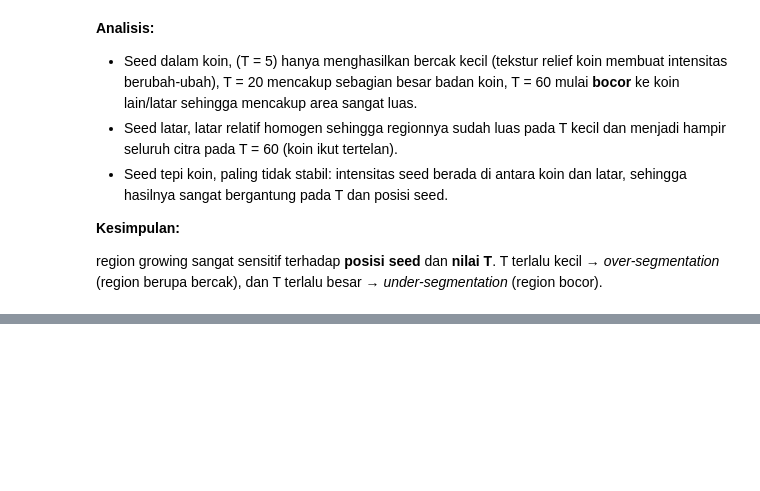
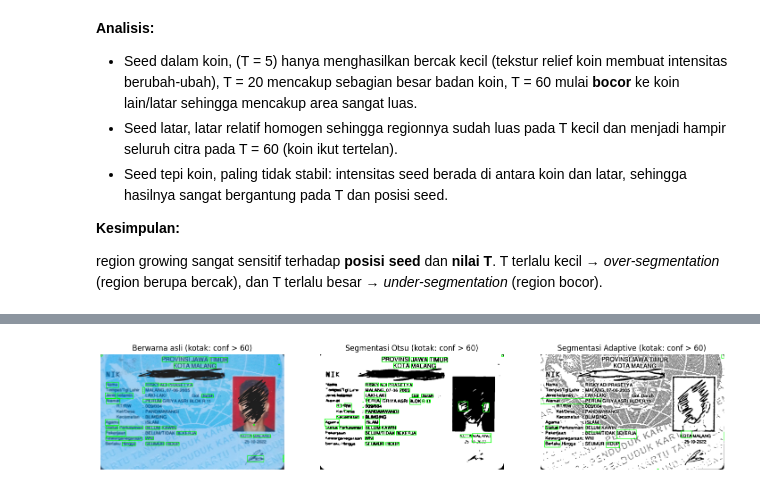
Before and after one commit to rsyadipras/PCVK_Ganjil2026, a Jupyter notebook: Week7_21.ipynb, the cells around one changed output, grey strips where cells are left out. Cells and saved outputs as stored; diff of their text form; code cells hidden in the pictures; blank space fills up the shorter version.

```diff
--- a/Week7_21.ipynb
+++ b/Week7_21.ipynb
@@ -313,0 +397,7 @@ region growing sangat sensitif terhadap **posisi seed** dan **nilai T**. T terla
+# %%
+# 2. Pembacaan teks dengan image_to_string
+teks_ocr = {}
+for nama, im_ in masukan.items():
+    teks_ocr[nama] = pytesseract.image_to_string(im_, lang=LANG, config=CONFIG)
+    print('=====', nama, '=====')
+    print(teks_ocr[nama])
@@ -313,0 +422,31 @@ region growing sangat sensitif terhadap **posisi seed** dan **nilai T**. T terla
+# %%
+# 3. Kotak hijau dari image_to_data (confidence > 60 untuk ketiga citra)
+BATAS_CONF = 60
+data_ocr, conf_semua = {}, {}
+
+fig = plt.figure(figsize=(18, 5))
+for i, (nama, im_) in enumerate(masukan.items()):
+    d = pytesseract.image_to_data(im_, lang=LANG, config=CONFIG, output_type=pytesseract.Output.DICT)
+    data_ocr[nama] = d
+    kanvas = im_.copy() if im_.ndim == 3 else cv.cvtColor(im_, cv.COLOR_GRAY2BGR)
+    conf_list = []
+
+    for j in range(len(d['text'])):
+        if d['text'][j].strip() == '':
+            continue
+        c = float(d['conf'][j])
+        if c >= 0:
+            conf_list.append(c)
+        if c > BATAS_CONF:
+            x, y, w, h = d['left'][j], d['top'][j], d['width'][j], d['height'][j]
+            cv.rectangle(kanvas, (x, y), (x + w, y + h), (0, 255, 0), 2)
+
+    conf_semua[nama] = conf_list
+    plt.subplot(1, 3, i + 1)
+    plt.imshow(cv.cvtColor(kanvas, cv.COLOR_BGR2RGB))
+    plt.title('%s (kotak: conf > %d)' % (nama, BATAS_CONF))
+    plt.axis('off')
+
+plt.show()
+# %% [output]
+[figure, added]
```
Also changed, not shown: parts of 9 cells of this notebook.
